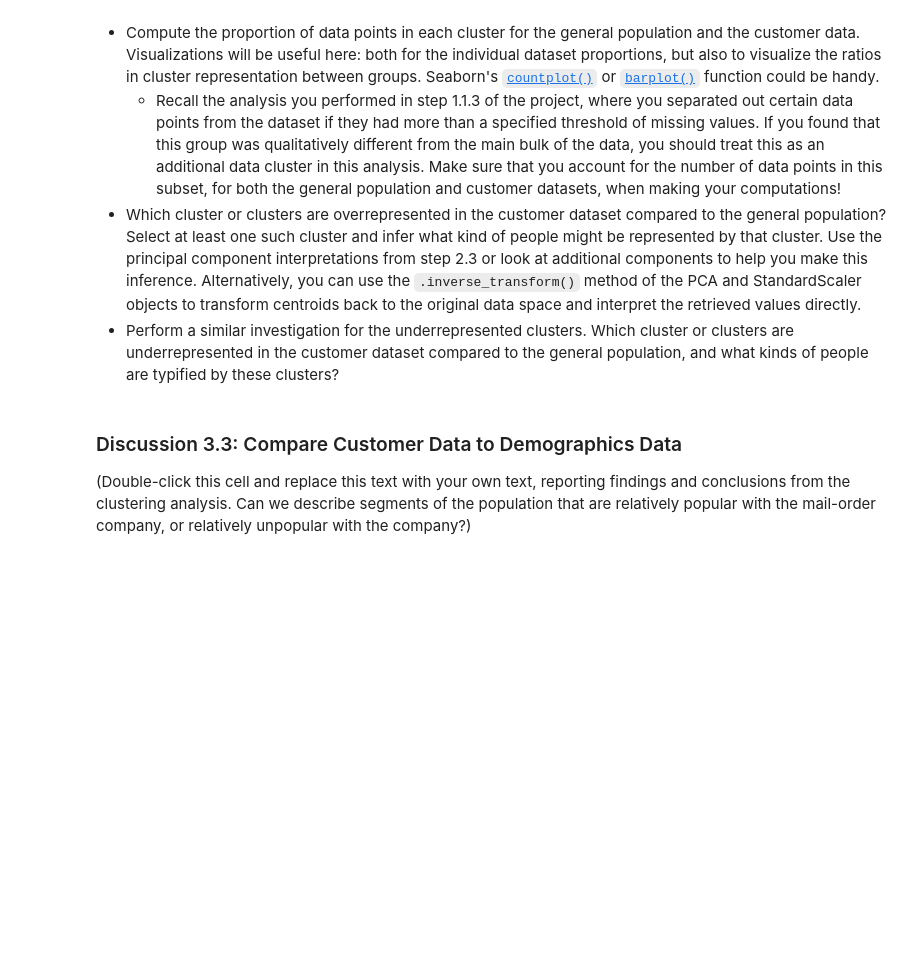
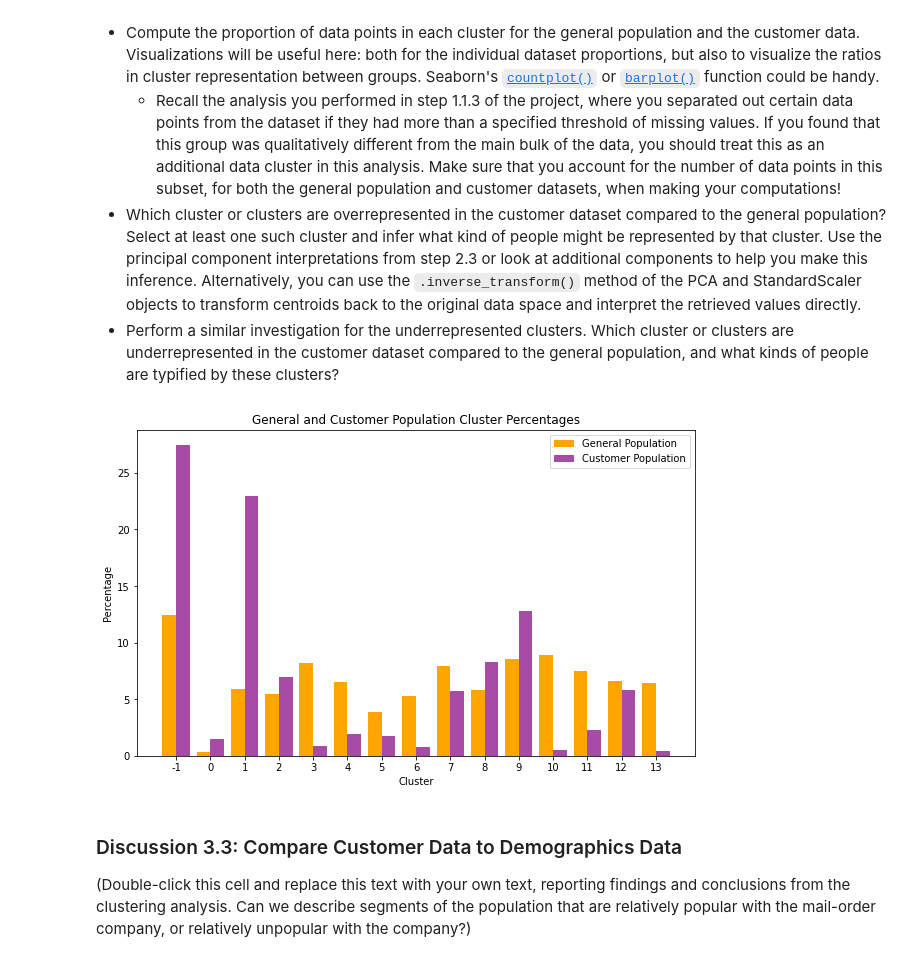
Before and after one commit to DanielPFlorian/Identify-Customer-Segments, a Jupyter notebook: Identify_Customer_Segments.ipynb, the cells around one changed output. Drawn from its saved outputs; the diff is of its cells as text; code cells hidden in the pictures; blank space fills up the shorter version.

Commit message:
Plot proportions of customer vs general population data

```diff
--- a/Identify_Customer_Segments.ipynb
+++ b/Identify_Customer_Segments.ipynb
@@ -929,3 +926,32 @@ Take a look at the following points in this step:
+# %%
+# Compare the proportion of data in each cluster for the customer data to the
+# proportion of data in each cluster for the general population.
+gen_pop_pred_dict = Counter(gen_pop_pred)
+gen_pop_pred_dict[-1] = azdias_high_nans.shape[0]
+gen_pop_pred_dict = sorted(gen_pop_pred_dict.items())
+customers_pred_dict = Counter(customers_pred)
+customers_pred_dict[-1] = customers_high_nan.shape[0]
+customers_pred_dict = sorted(customers_pred_dict.items())
+
+labels = [l for l, v in gen_pop_pred_dict]
+v = [v for l, v in gen_pop_pred_dict]
+v = [x/(len(gen_pop_pred) + azdias_high_nans.shape[0]) * 100 for x in v]
+v1 = [v for l, v in customers_pred_dict]
+v1 = [x/(len(customers_pred) + customers_high_nan.shape[0]) * 100 for x in v1]
+indexes = np.arange(len(labels))
+width = 0.4
+
+plt.figure(figsize=[10, 6])
+plt.title('General and Customer Population Cluster Percentages')
+plt.bar(indexes, v, width, color='orange', label='General Population')
+plt.bar(indexes+width, v1, width, color='purple', label='Customer Population', alpha=0.7)
+plt.xticks(indexes + width * 0.5, labels)
+plt.xlabel('Cluster')
+plt.ylabel('Percentage')
+plt.legend(loc='upper right')
+plt.show()
+# %% [output]
+[figure, added]
 # %%
 # What kinds of people are part of a cluster that is overrepresented in the
 # customer data compared to the general population?
```
Also changed, not shown: parts of 1 cell of this notebook.
